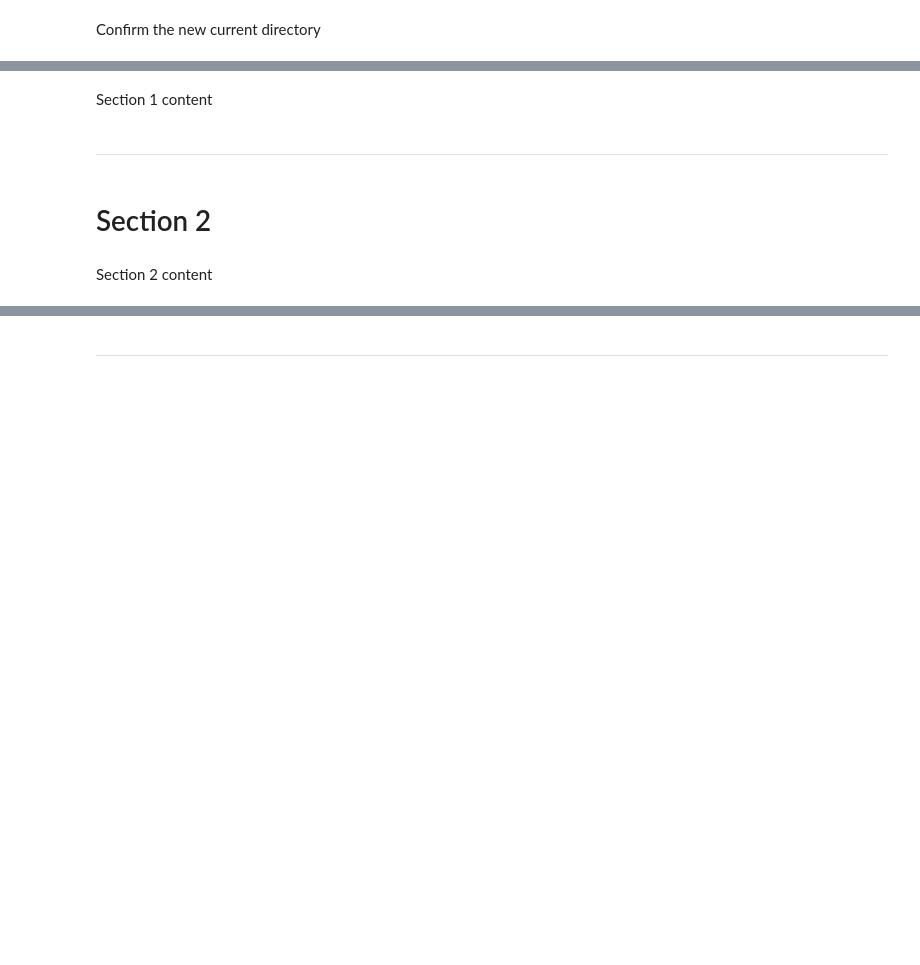
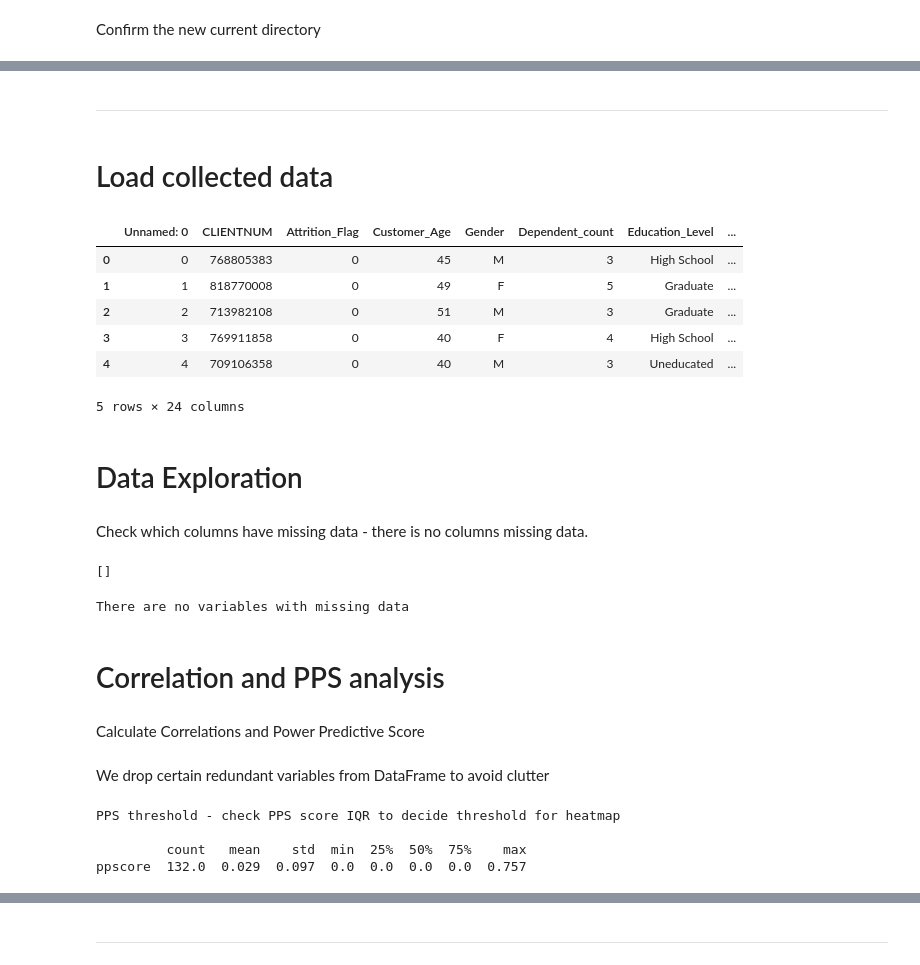
Before and after one commit to ocassidydev/creditcard-churn, a Jupyter notebook: jupyter_notebooks/03 - Data Cleaning.ipynb, the cells around one changed output, grey strips where cells are left out. Drawn from its saved outputs; the diff is of its cells as text; code cells hidden in the pictures; blank space fills up the shorter version.

Commit message:
Add data cleaning notebook

```diff
--- a/jupyter_notebooks/03 - Data Cleaning.ipynb
+++ b/jupyter_notebooks/03 - Data Cleaning.ipynb
@@ -48,8 +52,37 @@ current_dir
-# %% [markdown]
-Section 1 content
 # %% [markdown]
 ---
-# %% [markdown]
-# Section 2
-# %% [markdown]
-Section 2 content
+# %% [markdown]
+# Load collected data
+# %%
+import pandas as pd
+df_raw_path = "outputs/datasets/collection/BankChurners.csv"
+df = pd.read_csv(df_raw_path)
+df.head()
+# %% [output]
+|  | Unnamed: 0 | CLIENTNUM | Attrition_Flag | Customer_Age | Gender | Dependent_count | Education_Level | ... |
+| 0 | 0 | 768805383 | 0 | 45 | M | 3 | High School | ... |
+| 1 | 1 | 818770008 | 0 | 49 | F | 5 | Graduate | ... |
+| 2 | 2 | 713982108 | 0 | 51 | M | 3 | Graduate | ... |
+| 3 | 3 | 769911858 | 0 | 40 | F | 4 | High School | ... |
+| 4 | 4 | 709106358 | 0 | 40 | M | 3 | Uneducated | ... |
+5 rows × 24 columns
+# %% [markdown]
+# Data Exploration
+# %% [markdown]
+Check which columns have missing data - there is no columns missing data.
+# %%
+vars_with_missing_data = df.columns[df.isna().sum() > 0].to_list()
+vars_with_missing_data
+# %% [output]
+[]
+# %%
+from pandas_profiling import ProfileReport
+if vars_with_missing_data:
+    profile = ProfileReport(df=df[vars_with_missing_data], minimal=True)
+    profile.to_notebook_iframe()
+else:
+    print("There are no variables with missing data")
+# %% [output]
+There are no variables with missing data
+# %% [markdown]
+# Correlation and PPS analysis
@@ -55,0 +160,16 @@ Section 2 content
+# %% [markdown]
+Calculate Correlations and Power Predictive Score
+# %% [markdown]
+We drop certain redundant variables from DataFrame to avoid clutter
+# %%
+# df_corr_pearson, df_corr_spearman, pps_matrix = CalculateCorrAndPPS(df.drop(['CLIENTNUM',
+#                                     'Unnamed: 0',
+#                                     'Naive_Bayes_Classifier_Attrition_Flag_Card_Category_Contacts_Count_12_mon_Dependent_count_Education_Level_Months_Inactive_12_mon_1',
+#                                     'Naive_Bayes_Classifier_Attrition_Flag_Card_Category_Contacts_Count_12_mon_Dependent_count_Education_Level_Months_Inactive_12_mon_2'], axis=1))
+
+df_corr_pearson, df_corr_spearman, pps_matrix = CalculateCorrAndPPS(df_method)
+# %% [output]
+PPS threshold - check PPS score IQR to decide threshold for heatmap
+
+         count   mean    std  min  25%  50%  75%    max
+ppscore  132.0  0.029  0.097  0.0  0.0  0.0  0.0  0.757
```
Also changed, not shown: parts of 38 cells of this notebook, 4 other files.
